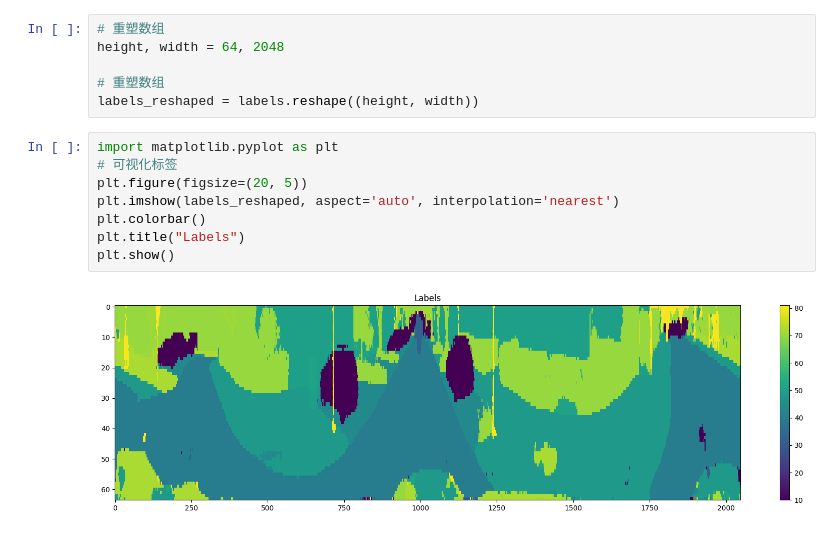
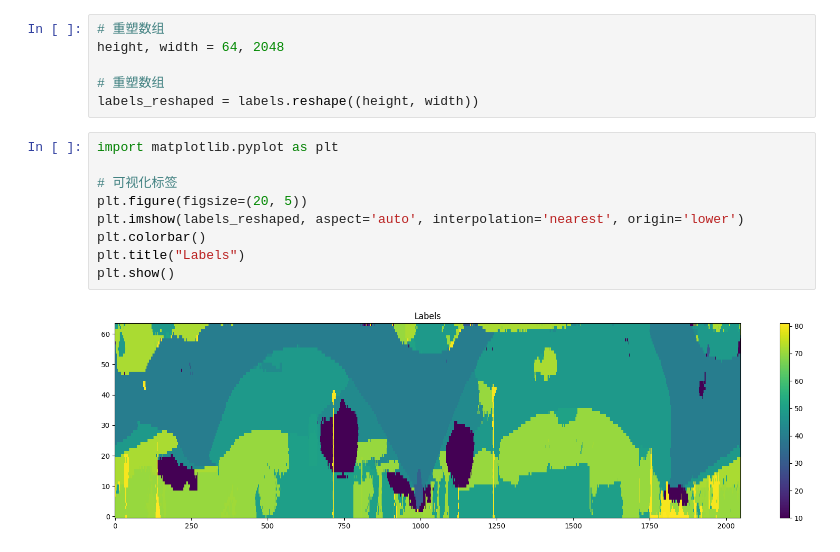
Before and after one commit to jimazeyu/hybrid_feature_LO, a Jupyter notebook: basic_operations/6.RangeNet++ Segment.ipynb, the cells around one changed output. Drawn from its saved outputs; the diff is of its cells as text.

```diff
--- a/basic_operations/6.RangeNet++ Segment.ipynb
+++ b/basic_operations/6.RangeNet++ Segment.ipynb
@@ -31,11 +31,12 @@ height, width = 64, 2048
 labels_reshaped = labels.reshape((height, width))
 # %%
 import matplotlib.pyplot as plt
+
 # 可视化标签
 plt.figure(figsize=(20, 5))
-plt.imshow(labels_reshaped, aspect='auto', interpolation='nearest')
+plt.imshow(labels_reshaped, aspect='auto', interpolation='nearest', origin='lower')
 plt.colorbar()
 plt.title("Labels")
 plt.show()
 # %% [output]
-[figure, old version]
+[figure, new version]
```
